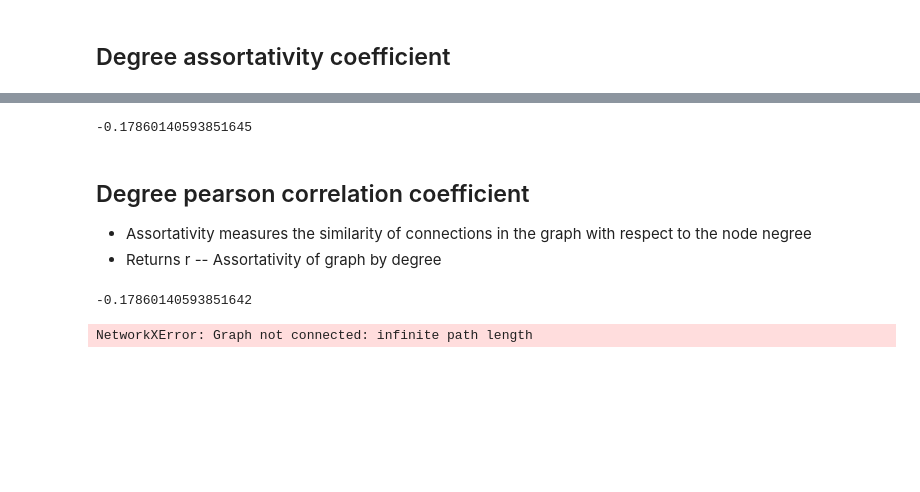
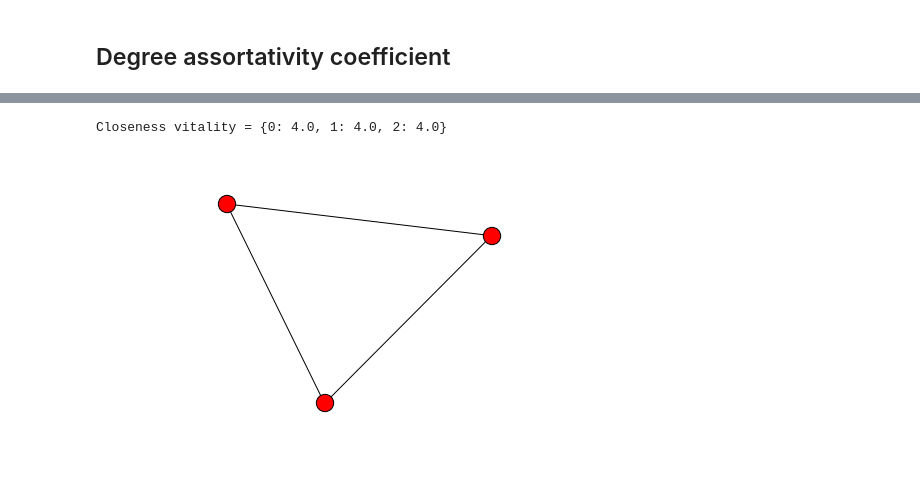
Before and after one commit to gloriakang/vax-sentiment, a Jupyter notebook: graph-analysis.ipynb, the cells around one changed output, grey strips where cells are left out. Drawn from its saved outputs; the diff is of its cells as text; code cells hidden in the pictures; blank space fills up the shorter version.

```diff
--- a/graph-analysis.ipynb
+++ b/graph-analysis.ipynb
@@ -57,16 +144,11 @@ print betweenCent
+# %%
+# example
+G = nx.cycle_graph(3)
+nx.draw(G)
+clo_vit = nx.closeness_vitality(G)
+print "Closeness vitality =", clo_vit
+# %% [output]
+Closeness vitality = {0: 4.0, 1: 4.0, 2: 4.0}
+[figure, added]
 # %%
-nx.degree_assortativity_coefficient(graph)
+nx.closeness_vitality(graph)
-# %% [output]
--0.17860140593851645
-# %% [markdown]
-## Degree pearson correlation coefficient
-- Assortativity measures the similarity of connections in the graph with respect to the node negree
-- Returns r -- Assortativity of graph by degree
-# %%
-nx.degree_pearson_correlation_coefficient(graph)
-# %% [output]
--0.17860140593851642
-# %%
-nx.diameter(graph)
-# %% [output]
-NetworkXError: Graph not connected: infinite path length
```
Also changed, not shown: parts of 20 cells of this notebook.
